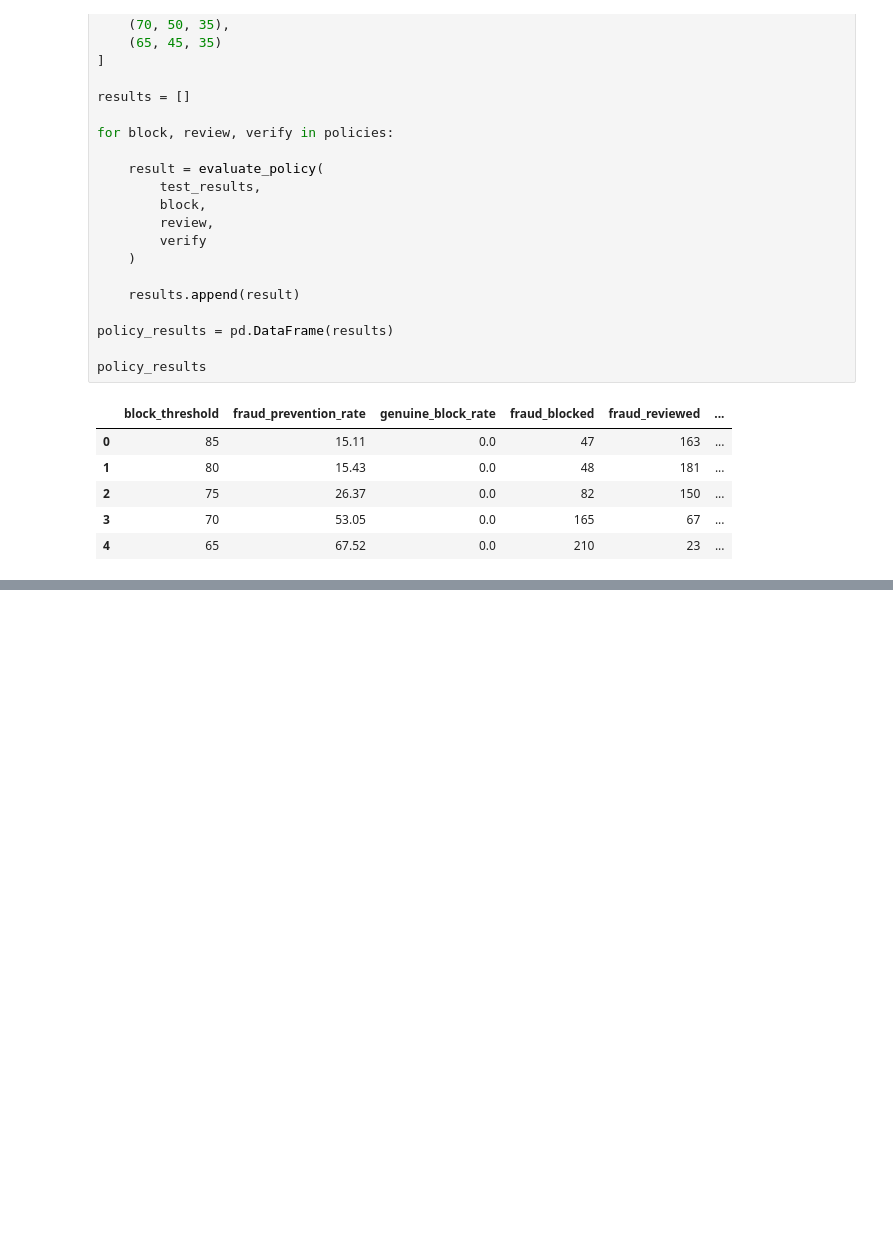
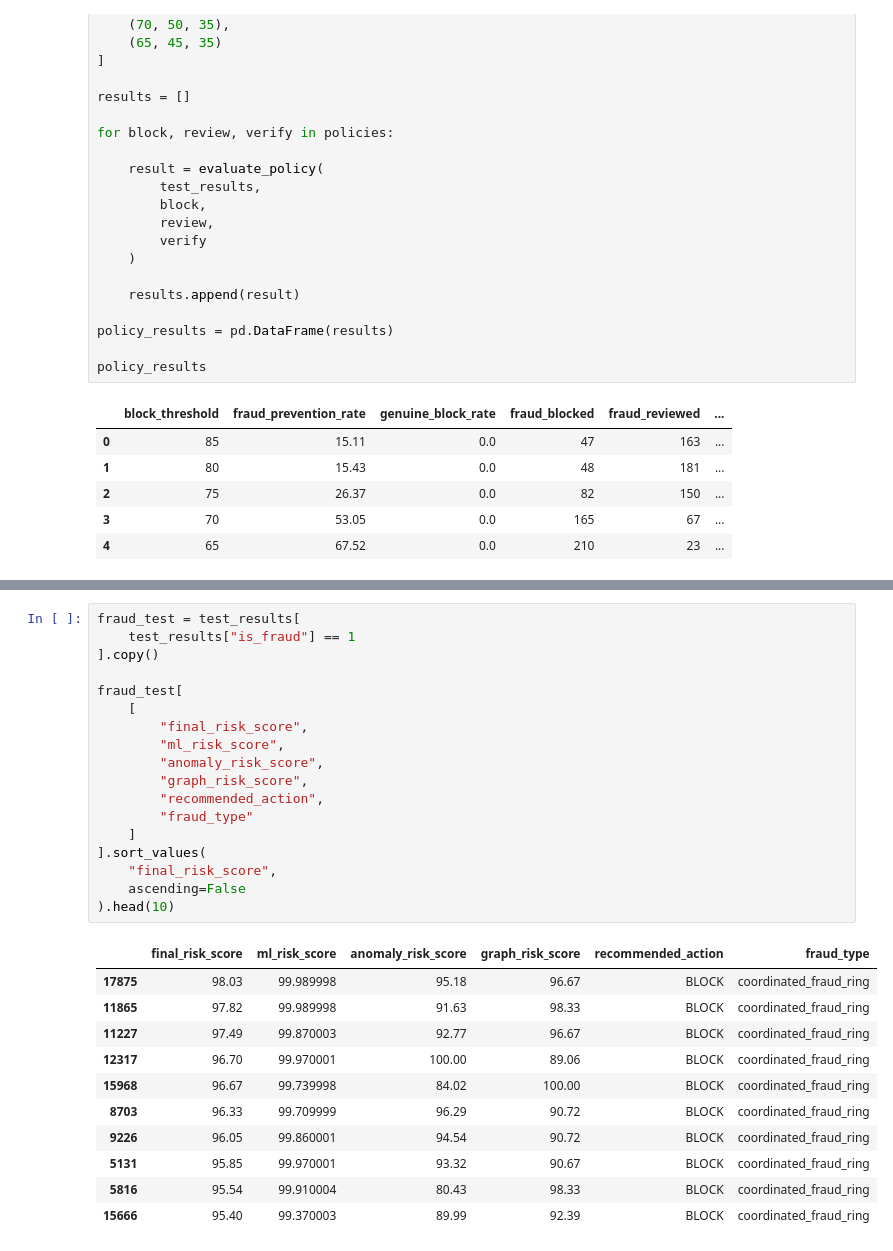
Before and after one commit to Mahakchoudhari/RazorAttack_Lab, a Jupyter notebook: notebooks/Model_01.ipynb, the cells around one changed output, grey strips where cells are left out. Drawn from its saved outputs; the diff is of its cells as text; blank space fills up the shorter version.

```diff
--- a/notebooks/Model_01.ipynb
+++ b/notebooks/Model_01.ipynb
@@ -2057,0 +2232,30 @@ policy_results
+# %%
+fraud_test = test_results[
+    test_results["is_fraud"] == 1
+].copy()
+
+fraud_test[
+    [
+        "final_risk_score",
+        "ml_risk_score",
+        "anomaly_risk_score",
+        "graph_risk_score",
+        "recommended_action",
+        "fraud_type"
+    ]
+].sort_values(
+    "final_risk_score",
+    ascending=False
+).head(10)
+# %% [output]
+|  | final_risk_score | ml_risk_score | anomaly_risk_score | graph_risk_score | recommended_action | fraud_type |
+| 17875 | 98.03 | 99.989998 | 95.18 | 96.67 | BLOCK | coordinated_fraud_ring |
+| 11865 | 97.82 | 99.989998 | 91.63 | 98.33 | BLOCK | coordinated_fraud_ring |
+| 11227 | 97.49 | 99.870003 | 92.77 | 96.67 | BLOCK | coordinated_fraud_ring |
+| 12317 | 96.70 | 99.970001 | 100.00 | 89.06 | BLOCK | coordinated_fraud_ring |
+| 15968 | 96.67 | 99.739998 | 84.02 | 100.00 | BLOCK | coordinated_fraud_ring |
+| 8703 | 96.33 | 99.709999 | 96.29 | 90.72 | BLOCK | coordinated_fraud_ring |
+| 9226 | 96.05 | 99.860001 | 94.54 | 90.72 | BLOCK | coordinated_fraud_ring |
+| 5131 | 95.85 | 99.970001 | 93.32 | 90.67 | BLOCK | coordinated_fraud_ring |
+| 5816 | 95.54 | 99.910004 | 80.43 | 98.33 | BLOCK | coordinated_fraud_ring |
+| 15666 | 95.40 | 99.370003 | 89.99 | 92.39 | BLOCK | coordinated_fraud_ring |
```
Also changed, not shown: parts of 35 cells of this notebook.
